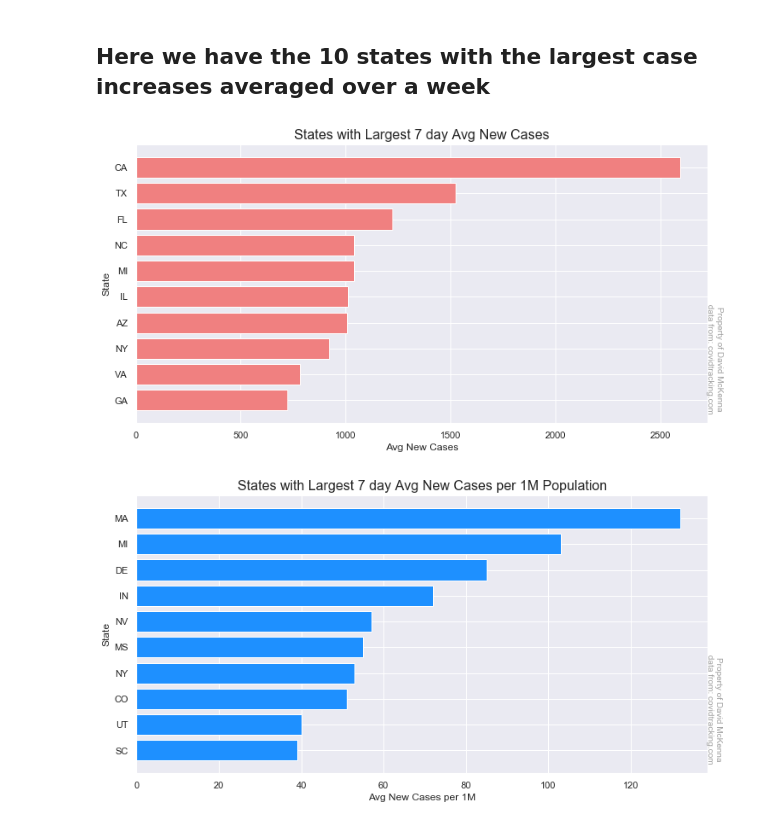
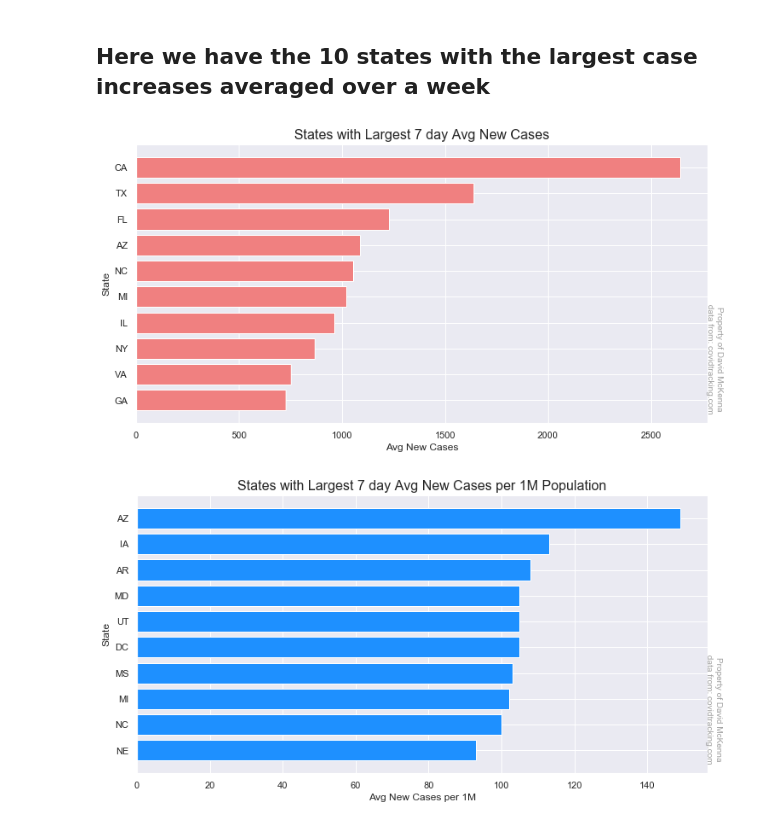
Before and after one commit to Stripling07/UT_COVID, a Jupyter notebook: COVID_NB.ipynb, the cells around one changed output. Drawn from its saved outputs; the diff is of its cells as text; code cells hidden in the pictures.

```diff
--- a/COVID_NB.ipynb
+++ b/COVID_NB.ipynb
@@ -496,7 +496,7 @@ df_1['date_mod'] = pd.to_datetime(df_1['date'], format= '%Y%m%d')
 df_1.set_index(['state','date_mod'],inplace=True)
 df_1.sort_index(inplace=True)
 df_1['date_ordinal'] = pd.to_datetime(df_1['date']).apply(lambda date: date.toordinal())
-df_1['posDiff'] = df_1.groupby(level='state')['positiveIncrease'].apply(lambda x: (x.rolling(7).sum() / 7))
+df_1['posDiff'] = df_1.groupby(level='state')['positiveIncrease'].apply(lambda x: (x.rolling(7).mean()))
 
 largest = df_1[df_1['date']==today]['posDiff'].nlargest(10).astype(int)
 
@@ -511,7 +511,7 @@ plt.xlabel('Avg New Cases')
 #plt.savefig('Top_Ten_Increase.png')
 plt.show()
 # %% [output]
-[figure, old version]
+[figure, new version]
 # %%
 names = ['State','Census','Estimates Base','2010','2011','2012','2013','2014','2015','2016','2017','2018','2019']
 drop = ['Census','Estimates Base','2010','2011','2012','2013','2014','2015','2016','2017','2018']
@@ -584,27 +584,26 @@ df_1['full'] = df_1['state'].map(states)
 df_pop = pd.merge(df_1,pop, left_on='full',right_on='State')
 df_pop.drop(columns=['full','State'],inplace=True)
 # %%
-today = str(df.date.max())
+today = str(df_pop.date.max())
 
-df_pop['date_mod'] = pd.to_datetime(df_1['date'], format= '%Y%m%d')
+df_pop['date_mod'] = pd.to_datetime(df_pop['date'], format= '%Y%m%d')
 df_pop.set_index(['state','date_mod'],inplace=True)
 df_pop.sort_index(inplace=True)
 df_pop['date_ordinal'] = pd.to_datetime(df_1['date']).apply(lambda date: date.toordinal())
 df_pop['PosIncScaled'] = df_pop['positiveIncrease'] / (df_pop['2019']/1000000)
 # %%
-df_pop['PosDiffScaled']=df_pop.groupby(level='state')['PosIncScaled'].apply(lambda x: (x.rolling(7).mean()))
+df_pop['PosDiffScaled'] = df_pop.groupby(level='state')['PosIncScaled'].apply(lambda x: (x.rolling(7).mean()))
 
 largest = df_pop[df_pop['date']==today]['PosDiffScaled'].nlargest(10).astype(int)
 fig, ax = plt.subplots(figsize = (12,6))
 watermark()
 
 df_2 = pd.DataFrame(largest).reset_index().sort_index(ascending=False)
-df_2
 plt.barh(df_2.state,df_2.PosDiffScaled,color = 'dodgerblue')
 plt.title('States with Largest 7 day Avg New Cases per 1M Population', fontsize=16)
 plt.ylabel('State')
 plt.xlabel('Avg New Cases per 1M')
 #plt.savefig('Top_Ten_Increase.png')
 plt.show()
 # %% [output]
-[figure, old version]
+[figure, new version]
```
Also changed, not shown: parts of 12 cells of this notebook, 4 other files.
